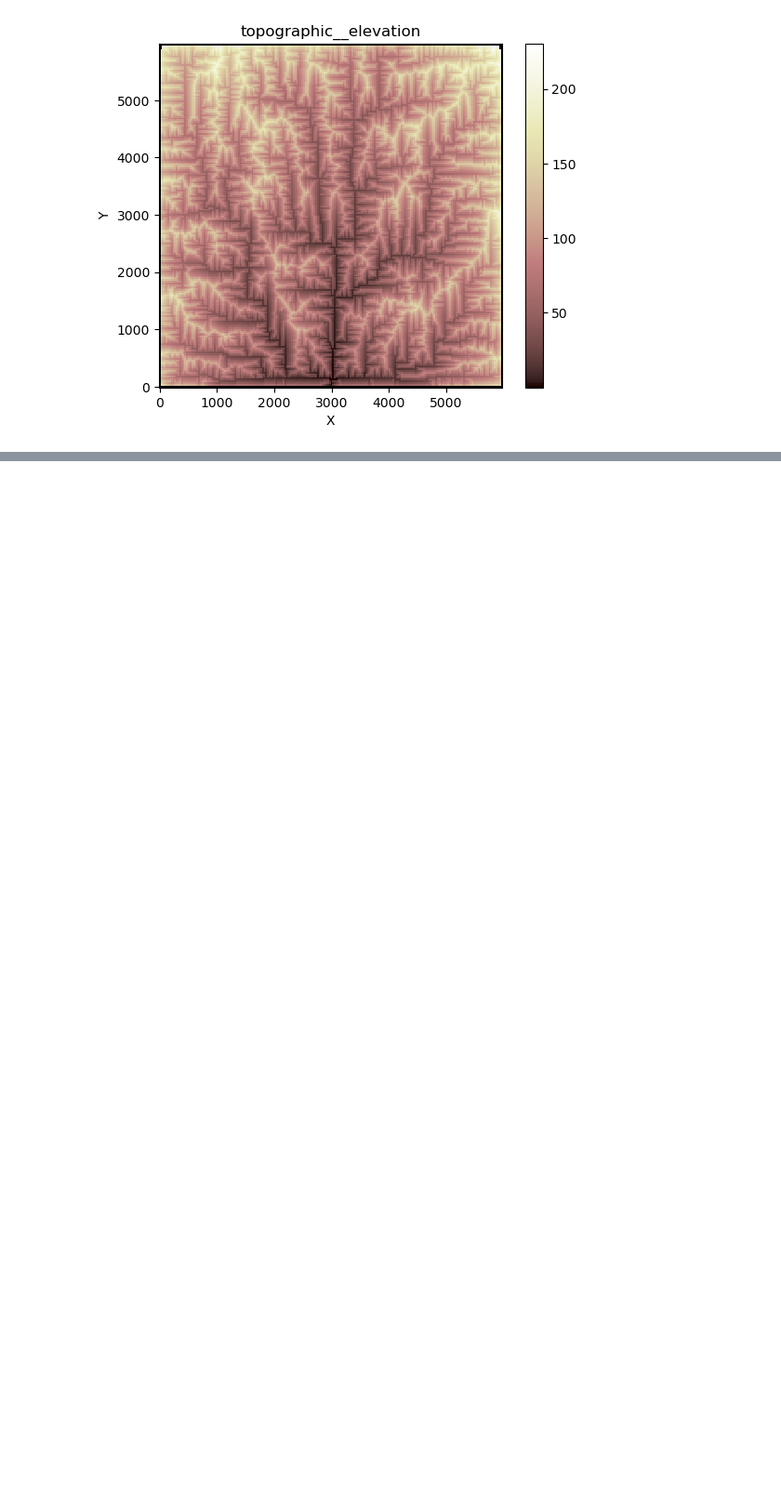
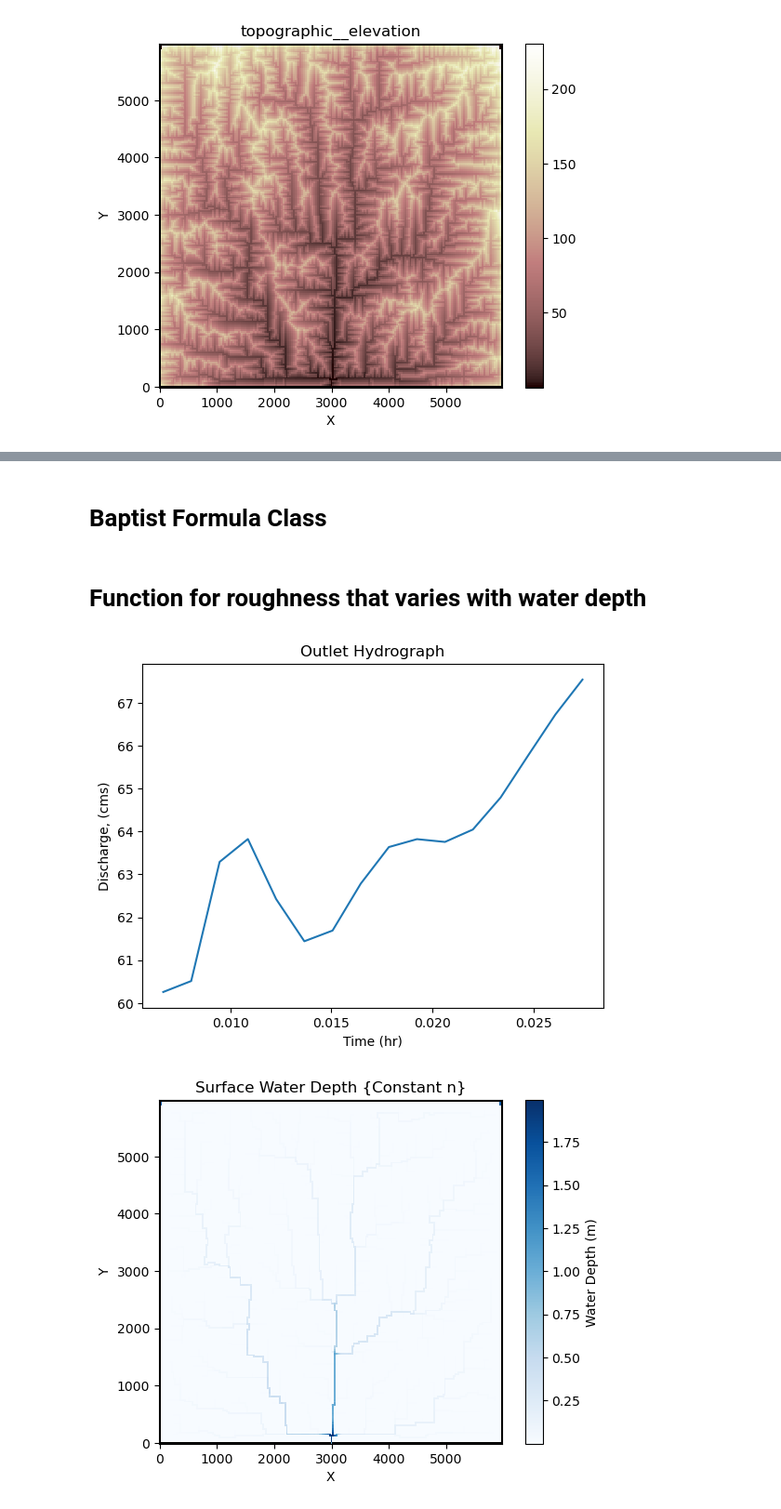
Before and after one commit to csdms-espin/Overland_flow_veg, a Jupyter notebook: Overlandflow_lesson.ipynb, the cells around one changed output, grey strips where cells are left out. Shown: that part at 93% size. Drawn from its saved outputs; the diff is of its cells as text; code cells hidden in the pictures; blank space fills up the shorter version.

```diff
--- a/Overlandflow_lesson.ipynb
+++ b/Overlandflow_lesson.ipynb
@@ -93,3 +93,5 @@ imshow.imshow_grid(grass_constant_m, "surface_water__depth",
+# %% [markdown]
+# Baptist Formula Class
 # %%
 #class for calc roughness and convert to mannings n
 class FlowResistance():
@@ -107,4 +109,6 @@ class FlowResistance():
         #The actual relationship
         n=water_depth**(1/6)/Chezy
         return n
+# %% [markdown]
+# Function for roughness that varies with water depth
 # %%
@@ -144 +194,22 @@ def newOverlandFlow(den, diam, height, mannings_n):
+# %%
+#plot hydrograph at outlet link
+time_constant_grass, discharge_constant_grass = constantM(0.02)[1:3]
+plt.plot(time[5:], discharge[5:])
+plt.xlabel('Time (hr)')
+plt.ylabel('Discharge, (cms)')
+plt.title('Outlet Hydrograph')
+plt.show()
+
+#run function and return grid
+grass_constant_m = constantM(n = 0.02)[0]
+
+#figure showing water depth on grid
+figure('water depth')
+imshow.imshow_grid(grass_constant_m, "surface_water__depth",
+                   cmap = 'Blues',
+                   plot_name = 'Surface Water Depth {Constant n}',
+                   var_name = 'Water Depth (m)')
+# %% [output]
+[figure, added]
+[figure, added]
 # %%
```
Also changed, not shown: parts of 11 cells of this notebook.
